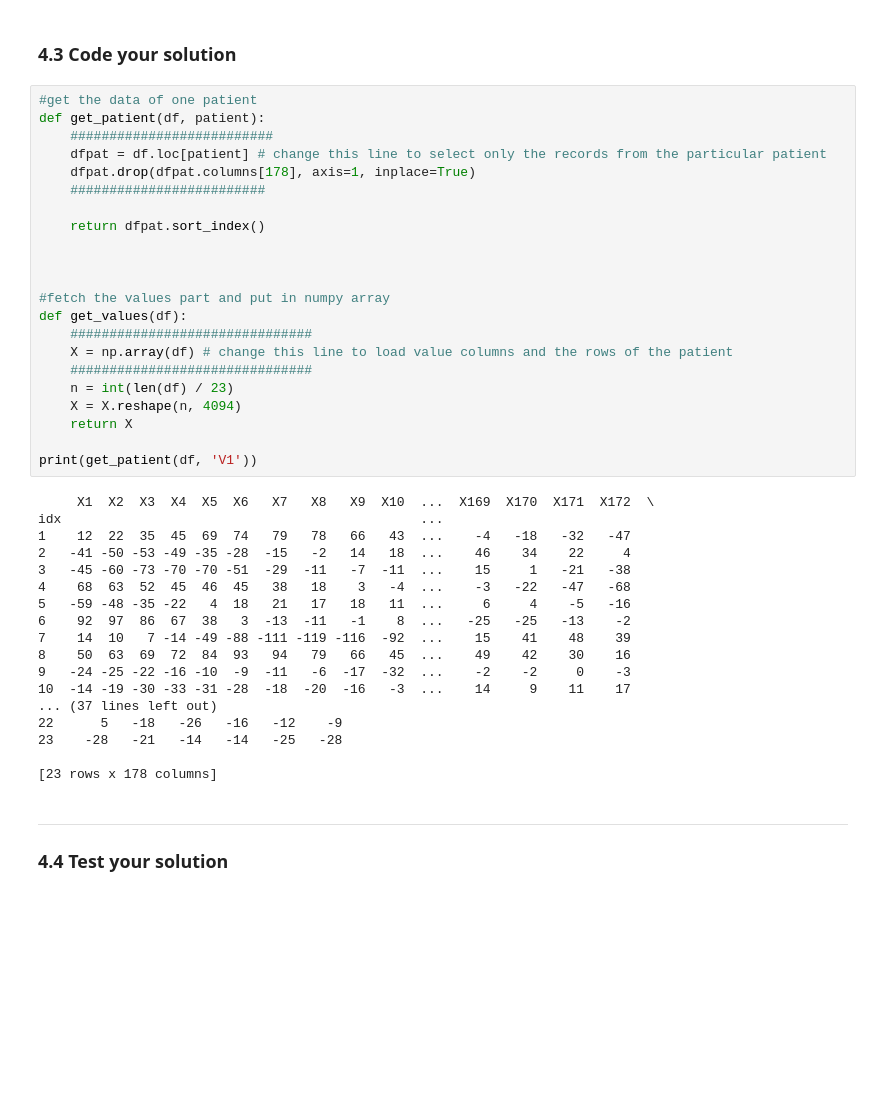
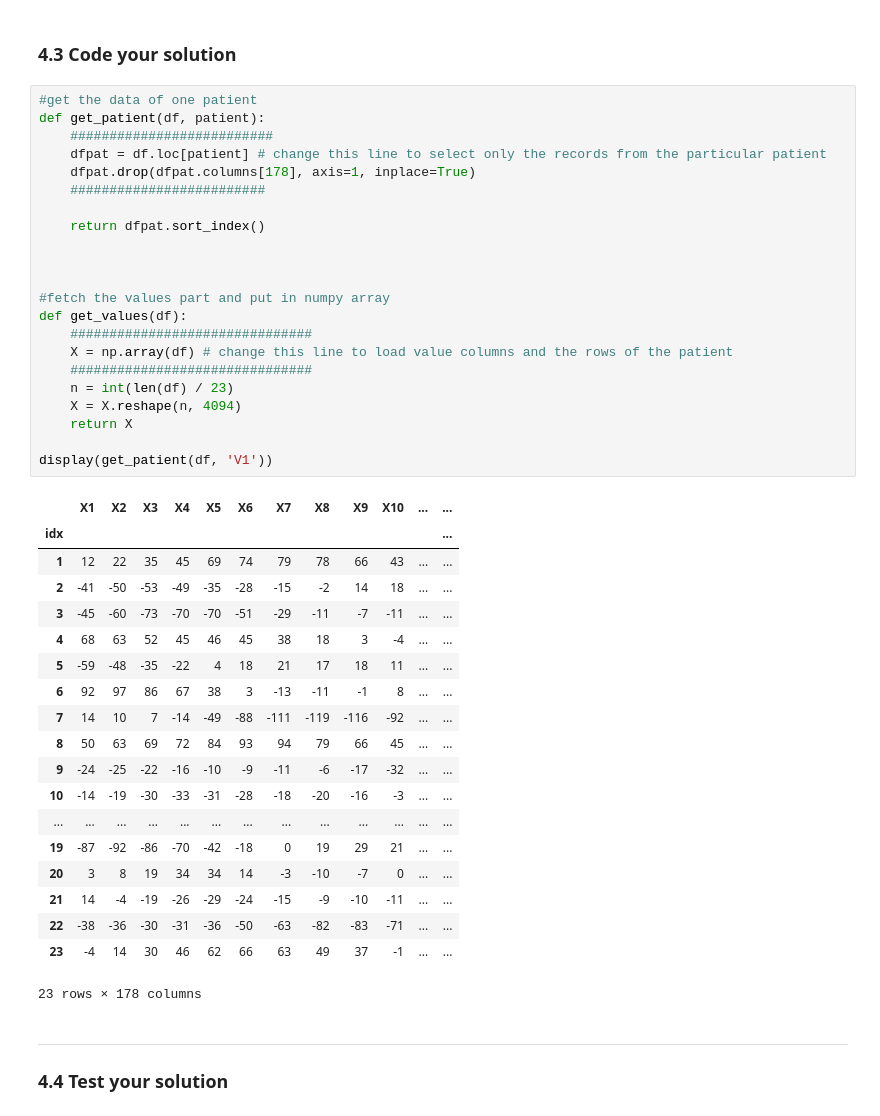
Before and after one commit to shshossain/BFVM19PROG1, a Jupyter notebook: assessments/Assignment_week_01.ipynb, the cells around one changed output. Cells and saved outputs as stored; diff of their text form; blank space fills up the shorter version.

```diff
--- a/assessments/Assignment_week_01.ipynb
+++ b/assessments/Assignment_week_01.ipynb
@@ -427,43 +435,45 @@ Now that we reorganized the patients we could use the new dataframe to select a
 # %%
 #get the data of one patient
 def get_patient(df, patient):
     ##########################
     dfpat = df.loc[patient] # change this line to select only the records from the particular patient
     dfpat.drop(dfpat.columns[178], axis=1, inplace=True)
     #########################
 
     return dfpat.sort_index()
 
 
 
 #fetch the values part and put in numpy array
 def get_values(df):
     ###############################
     X = np.array(df) # change this line to load value columns and the rows of the patient
     ###############################
     n = int(len(df) / 23)
     X = X.reshape(n, 4094)
     return X
 
-print(get_patient(df, 'V1'))
+display(get_patient(df, 'V1'))
 # %% [output]
+|  | X1 | X2 | X3 | X4 | X5 | X6 | X7 | X8 | X9 | X10 | ... | ... |
+| idx |  |  |  |  |  |  |  |  |  |  |  | ... |
+| 1 | 12 | 22 | 35 | 45 | 69 | 74 | 79 | 78 | 66 | 43 | ... | ... |
+| 2 | -41 | -50 | -53 | -49 | -35 | -28 | -15 | -2 | 14 | 18 | ... | ... |
+| 3 | -45 | -60 | -73 | -70 | -70 | -51 | -29 | -11 | -7 | -11 | ... | ... |
+| 4 | 68 | 63 | 52 | 45 | 46 | 45 | 38 | 18 | 3 | -4 | ... | ... |
+| 5 | -59 | -48 | -35 | -22 | 4 | 18 | 21 | 17 | 18 | 11 | ... | ... |
+| 6 | 92 | 97 | 86 | 67 | 38 | 3 | -13 | -11 | -1 | 8 | ... | ... |
+| 7 | 14 | 10 | 7 | -14 | -49 | -88 | -111 | -119 | -116 | -92 | ... | ... |
+| 8 | 50 | 63 | 69 | 72 | 84 | 93 | 94 | 79 | 66 | 45 | ... | ... |
+| 9 | -24 | -25 | -22 | -16 | -10 | -9 | -11 | -6 | -17 | -32 | ... | ... |
+| 10 | -14 | -19 | -30 | -33 | -31 | -28 | -18 | -20 | -16 | -3 | ... | ... |
+| ... | ... | ... | ... | ... | ... | ... | ... | ... | ... | ... | ... | ... |
+| 19 | -87 | -92 | -86 | -70 | -42 | -18 | 0 | 19 | 29 | 21 | ... | ... |
+| 20 | 3 | 8 | 19 | 34 | 34 | 14 | -3 | -10 | -7 | 0 | ... | ... |
+| 21 | 14 | -4 | -19 | -26 | -29 | -24 | -15 | -9 | -10 | -11 | ... | ... |
+| 22 | -38 | -36 | -30 | -31 | -36 | -50 | -63 | -82 | -83 | -71 | ... | ... |
+| 23 | -4 | 14 | 30 | 46 | 62 | 66 | 63 | 49 | 37 | -1 | ... | ... |
-     X1  X2  X3  X4  X5  X6   X7   X8   X9  X10  ...  X169  X170  X171  X172  \
-idx                                              ...
-1    12  22  35  45  69  74   79   78   66   43  ...    -4   -18   -32   -47
-2   -41 -50 -53 -49 -35 -28  -15   -2   14   18  ...    46    34    22     4
-3   -45 -60 -73 -70 -70 -51  -29  -11   -7  -11  ...    15     1   -21   -38
-4    68  63  52  45  46  45   38   18    3   -4  ...    -3   -22   -47   -68
-5   -59 -48 -35 -22   4  18   21   17   18   11  ...     6     4    -5   -16
-6    92  97  86  67  38   3  -13  -11   -1    8  ...   -25   -25   -13    -2
-7    14  10   7 -14 -49 -88 -111 -119 -116  -92  ...    15    41    48    39
-8    50  63  69  72  84  93   94   79   66   45  ...    49    42    30    16
-9   -24 -25 -22 -16 -10  -9  -11   -6  -17  -32  ...    -2    -2     0    -3
-10  -14 -19 -30 -33 -31 -28  -18  -20  -16   -3  ...    14     9    11    17
-... (37 lines left out)
-22      5   -18   -26   -16   -12    -9
-23    -28   -21   -14   -14   -25   -28
-
-[23 rows x 178 columns]
+23 rows × 178 columns
 # %% [markdown]
 ---
 ### 4.4 Test your solution
```
Also changed, not shown: parts of 7 cells of this notebook, 3 other files.
